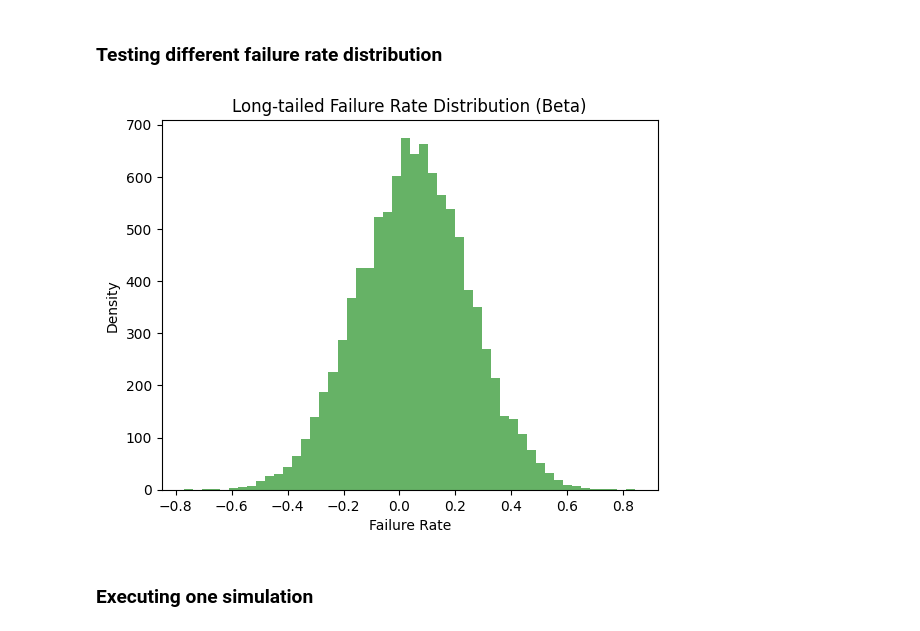
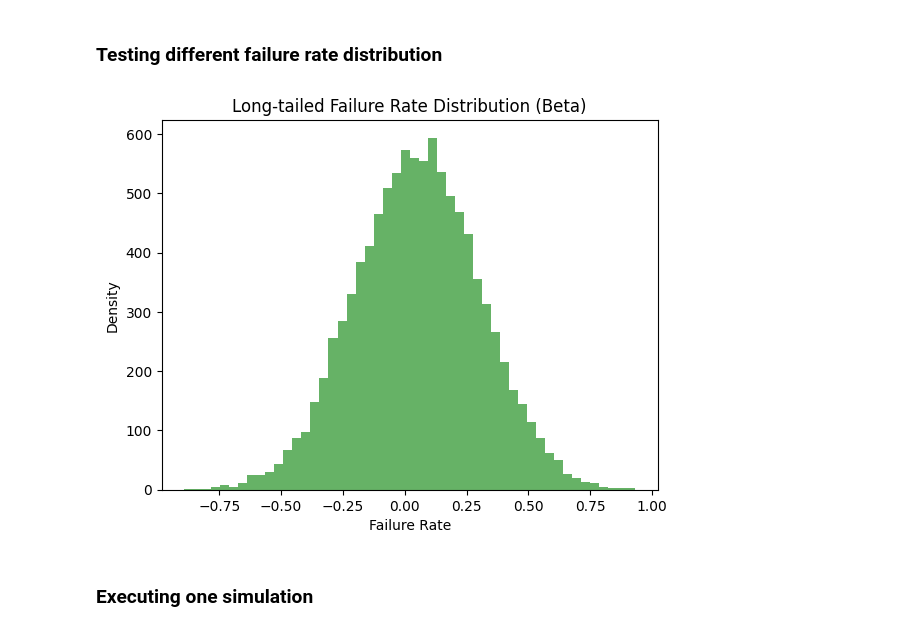
Before and after one commit to RedChainLab/Reliability-Is-Blind-Collective-Incentives, a Jupyter notebook: 2024-08-22_Simulation_Scope/02-Simulation-Environment-Reputation.ipynb, the cells around one changed output. Saved outputs shown, nothing was run; the diff lists cells and outputs as text; code cells hidden in the pictures.

```diff
--- a/2024-08-22_Simulation_Scope/02-Simulation-Environment-Reputation.ipynb
+++ b/2024-08-22_Simulation_Scope/02-Simulation-Environment-Reputation.ipynb
@@ -83,7 +87,7 @@ MONTE_CARLO_RUNS = 50  # Number of Monte Carlo simulations
 # %%
 # Testing normal distribution ------------------------------------------
 # Using a normal distribution with mean 0.18 (average failure rate) and a small std dev of 0.05
-mu, sigma = 0.05, 0.20
+mu, sigma = 0.05, 0.25
 p_fail_distribution = np.random.normal(mu, sigma, 10000)
 
 
@@ -100,34 +104,34 @@ lambda_exponential = 1.0 / 6.0  # Mean time between failures (inverse of average
 # Poisson distribution is a discrete distribution, so we can't use it directly for failure rates
 # lambda_poisson = 0.18  # Average actor failure rate
 # p_fail_distribution = np.random.poisson(lambda_poisson, 10000)
 
 # Testing pareto distribution ------------------------------------------
 # Using a Pareto distribution with shape parameter `b=2` (the smaller the shape, the heavier the tail)
 b = 0.5
 scale = 0.001  # Set scale to reflect the typical range of values around the failure rate
 # p_fail_distribution = pareto.rvs(b, scale=scale, size=10000)
 
 # Testing continuous distribution ----------------------------------
 # p_fail_distribution = [i/10000.0 for i in range(5000)]
 # It seems that for a continuous distribution going from 0 to 0.3605 is the tipping point to ruining everyone
 # This correspond to an average actor failure rate of 0.18025
 # We notice that almost all actors are being evicted from the system at around task 600, until there is only 4 actors left.
 # It seems that if one of those actors is faulty, the system never recovers, but if we reach that point with only reliable actors,
 # then the system progressively recovers and then grows up to new highs.
 
 # Testing binary distribution (0 or 1) ------------------------------
 # p_fail_distribution = [0 for _ in range(1000)] + [1 for _ in range(1000)]
 # We try to get the same average failure rate as the continuous distribution, but with a binary distribution
 # Not the same behaviour, tt seem that the average actor failure rate is not the most important factor ?
 
 # Plotting test distribution
 plt.hist(p_fail_distribution, bins=50, density=False, alpha=0.6, color='g')
 plt.title("Long-tailed Failure Rate Distribution (Beta)")
 plt.xlabel("Failure Rate")
 plt.ylabel("Density")
 plt.show()
 # %% [output]
-[figure, old version]
+[figure, new version]
 # %% [markdown]
 ### Executing one simulation
 # %%
```
Also changed, not shown: parts of 9 cells of this notebook.
